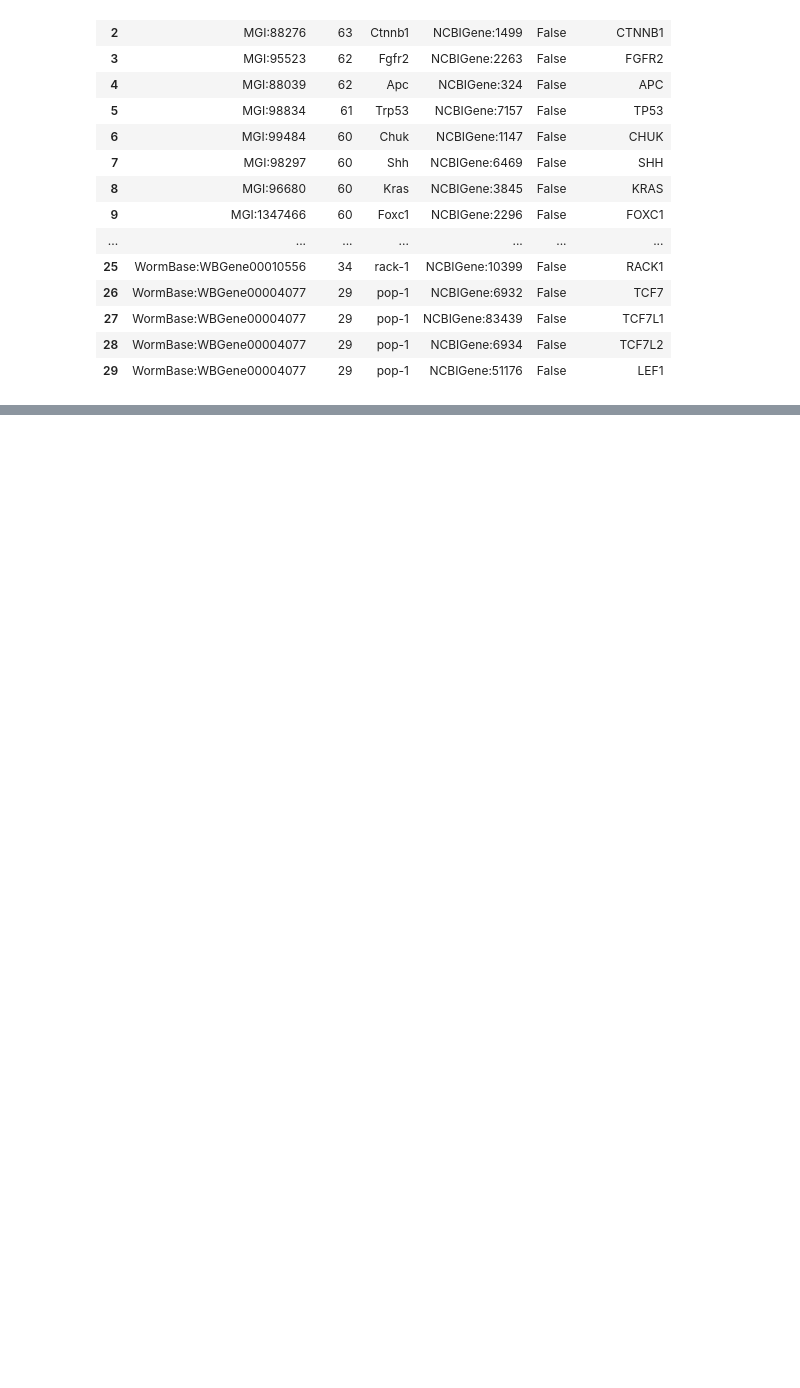
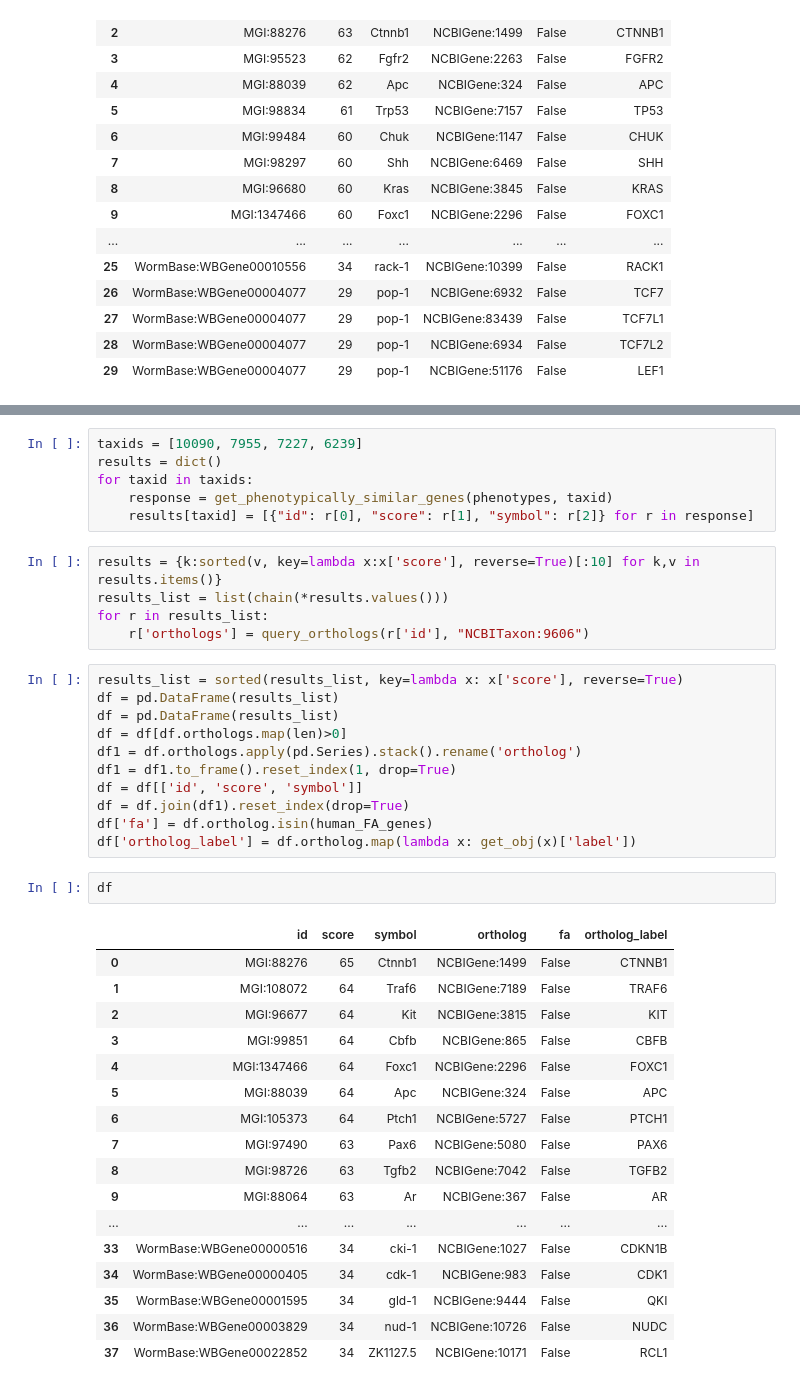
Before and after one commit to ncats/translator-workflows, a Jupyter notebook: Orange_Demonstrator_1_CQs/OrangeQ1.7_Phenotype_Similarity/owlsim-fa-1.7 approach 1.ipynb, the cells around one changed output, grey strips where cells are left out. Saved outputs shown, nothing was run; the diff lists cells and outputs as text; blank space fills up the shorter version.

```diff
--- a/Orange_Demonstrator_1_CQs/OrangeQ1.7_Phenotype_Similarity/owlsim-fa-1.7 approach 1.ipynb
+++ b/Orange_Demonstrator_1_CQs/OrangeQ1.7_Phenotype_Similarity/owlsim-fa-1.7 approach 1.ipynb
@@ -231,0 +251,42 @@ df
+# %%
+taxids = [10090, 7955, 7227, 6239]
+results = dict()
+for taxid in taxids:
+    response = get_phenotypically_similar_genes(phenotypes, taxid)
+    results[taxid] = [{"id": r[0], "score": r[1], "symbol": r[2]} for r in response]
+# %%
+results = {k:sorted(v, key=lambda x:x['score'], reverse=True)[:10] for k,v in results.items()}
+results_list = list(chain(*results.values()))
+for r in results_list:
+    r['orthologs'] = query_orthologs(r['id'], "NCBITaxon:9606")
+# %%
+results_list = sorted(results_list, key=lambda x: x['score'], reverse=True)
+df = pd.DataFrame(results_list)
+df = pd.DataFrame(results_list)
+df = df[df.orthologs.map(len)>0]
+df1 = df.orthologs.apply(pd.Series).stack().rename('ortholog')
+df1 = df1.to_frame().reset_index(1, drop=True)
+df = df[['id', 'score', 'symbol']]
+df = df.join(df1).reset_index(drop=True)
+df['fa'] = df.ortholog.isin(human_FA_genes)
+df['ortholog_label'] = df.ortholog.map(lambda x: get_obj(x)['label'])
+# %%
+df
+# %% [output]
+|  | id | score | symbol | ortholog | fa | ortholog_label |
+| 0 | MGI:88276 | 65 | Ctnnb1 | NCBIGene:1499 | False | CTNNB1 |
+| 1 | MGI:108072 | 64 | Traf6 | NCBIGene:7189 | False | TRAF6 |
+| 2 | MGI:96677 | 64 | Kit | NCBIGene:3815 | False | KIT |
+| 3 | MGI:99851 | 64 | Cbfb | NCBIGene:865 | False | CBFB |
+| 4 | MGI:1347466 | 64 | Foxc1 | NCBIGene:2296 | False | FOXC1 |
+| 5 | MGI:88039 | 64 | Apc | NCBIGene:324 | False | APC |
+| 6 | MGI:105373 | 64 | Ptch1 | NCBIGene:5727 | False | PTCH1 |
+| 7 | MGI:97490 | 63 | Pax6 | NCBIGene:5080 | False | PAX6 |
+| 8 | MGI:98726 | 63 | Tgfb2 | NCBIGene:7042 | False | TGFB2 |
+| 9 | MGI:88064 | 63 | Ar | NCBIGene:367 | False | AR |
+| ... | ... | ... | ... | ... | ... | ... |
+| 33 | WormBase:WBGene00000516 | 34 | cki-1 | NCBIGene:1027 | False | CDKN1B |
+| 34 | WormBase:WBGene00000405 | 34 | cdk-1 | NCBIGene:983 | False | CDK1 |
+| 35 | WormBase:WBGene00001595 | 34 | gld-1 | NCBIGene:9444 | False | QKI |
+| 36 | WormBase:WBGene00003829 | 34 | nud-1 | NCBIGene:10726 | False | NUDC |
+| 37 | WormBase:WBGene00022852 | 34 | ZK1127.5 | NCBIGene:10171 | False | RCL1 |
```
Also changed, not shown: parts of 9 cells of this notebook.
